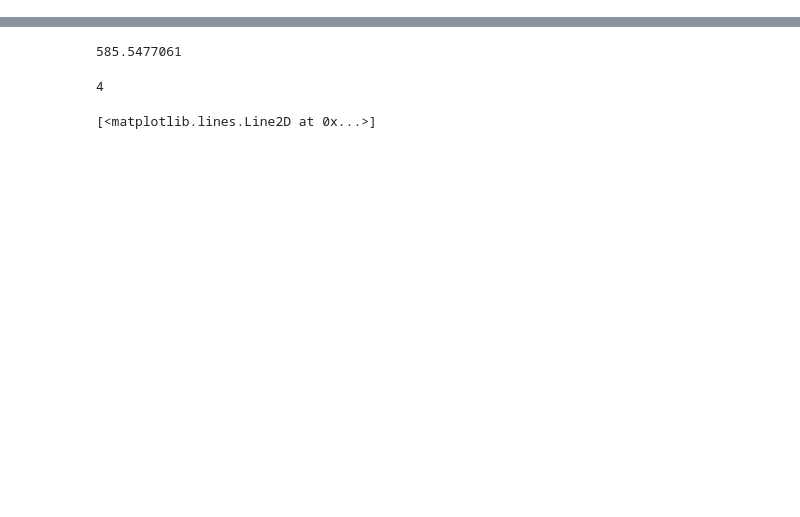
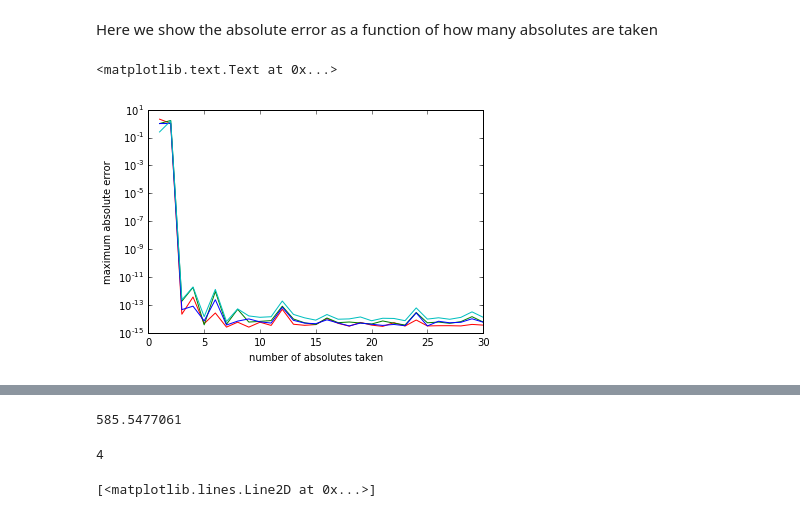
Before and after one commit to usgs/geomag-algorithms, a Jupyter notebook: docs/algorithms/AdjustedPhaseOneFunction2.ipynb, the cells around one changed output, grey strips where cells are left out. Saved outputs shown, nothing was run; the diff lists cells and outputs as text; code cells hidden in the pictures; blank space fills up the shorter version.

```diff
--- a/docs/algorithms/AdjustedPhaseOneFunction2.ipynb
+++ b/docs/algorithms/AdjustedPhaseOneFunction2.ipynb
@@ -283,0 +576,31 @@ def make_adjusted_from_transform_and_raw(M,raw):
+# %% [markdown]
+Here we show the absolute error as a function of how many absolutes are taken
+# %%
+a = np.arange(30)
+max_error_x = np.ones_like(np.float64(a))
+max_error_y = np.ones_like(np.float64(a))
+max_error_z = np.ones_like(np.float64(a))
+max_error_fc = np.ones_like(np.float64(a))
+
+for n_abs in a:
+    skip = 5000/(n_abs + 1)
+    ex_abs_ord = AbsOrds()
+    ex_abs_ord.ordp1 = hez2[0:3,::skip]
+    ex_abs_ord.absp1 = variations2e[0:3,::skip]
+    ex_abs_ord.absp1
+    irange = np.linspace(0,4999,5000)[::skip]
+    Mex, resex, rankx, sigx = get_transform_from_abs_ords(ex_abs_ord)
+    adj_ex = make_adjusted_from_transform_and_raw(Mex,hez2Stream)
+    max_error_x[n_abs] = np.max(np.abs(np.float64(adj_ex[0] - x2)))
+    max_error_y[n_abs] = np.max(np.abs(np.float64(adj_ex[1] - y2)))
+    max_error_z[n_abs] = np.max(np.abs(np.float64(adj_ex[2] - z2)))
+    max_error_fc[n_abs] = np.max(np.abs(np.float64(adj_ex[0]**2 + adj_ex[1]**2 + adj_ex[2]**2 - x2**2 - y2**2 - z2**2)))
+
+#pl.ylim(0,0.00002)
+#pl.xlim(3,20)
+pl.semilogy(a+1, max_error_x, 'r', a+1, max_error_y, 'g', a+1, max_error_z, 'b', a+1, max_error_fc, 'c')
+pl.xlabel('number of absolutes taken')
+pl.ylabel('maximum absolute error')
+# %% [output]
+<matplotlib.text.Text at 0x...>
+[figure, added]
```
Also changed, not shown: parts of 178 cells of this notebook, 3 other files.
